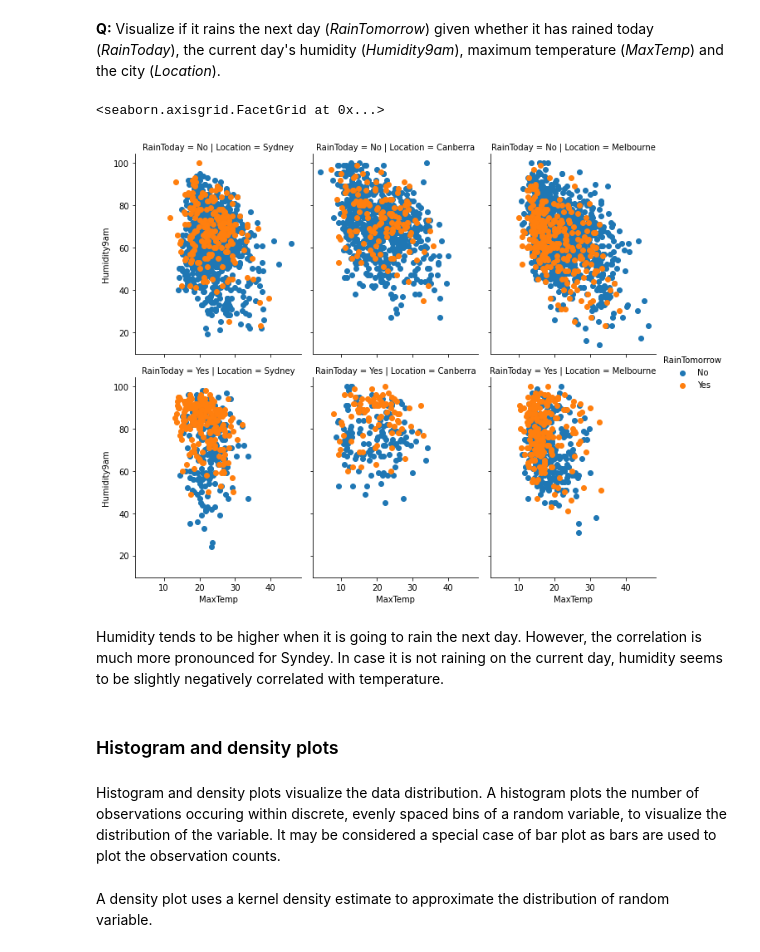
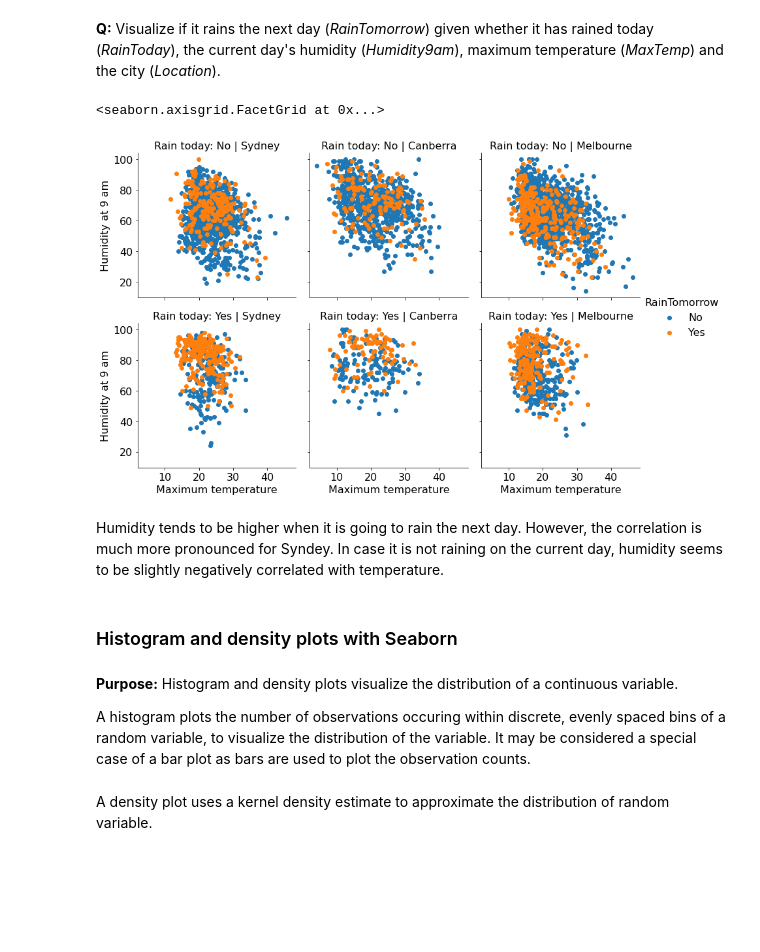
Before and after one commit to NUstat/DataScience_Intro_python, a Jupyter notebook: Data visualization.ipynb, the cells around one changed output. Drawn from its saved outputs; the diff is of its cells as text; code cells hidden in the pictures; blank space fills up the shorter version.

```diff
--- a/Data visualization.ipynb
+++ b/Data visualization.ipynb
@@ -468,18 +471,22 @@ aussie_weather.shape
 # %% [markdown]
 **Q:** Visualize if it rains the next day (*RainTomorrow*) given whether it has rained today (*RainToday*), the current day's humidity (*Humidity9am*), maximum temperature (*MaxTemp*) and the city (*Location*).
 # %%
-a = sns.FacetGrid(aussie_weather,col='Location',row='RainToday',height = 4,aspect = 0.8,hue = 'RainTomorrow')
+a = sns.FacetGrid(aussie_weather,col='Location',row='RainToday',height = 4,aspect = 1,hue = 'RainTomorrow')
 a.map(plt.scatter,'MaxTemp','Humidity9am')
+a.set_axis_labels("Maximum temperature", "Humidity at 9 am")
+a.set_titles(col_template="{col_name}", row_template="Rain today: {row_name}")
 a.add_legend()
 # %% [output]
 <seaborn.axisgrid.FacetGrid at 0x...>
-[figure, old version]
+[figure, new version]
 # %% [markdown]
 Humidity tends to be higher when it is going to rain the next day. However, the correlation is much more pronounced for Syndey. In case it is not raining on the current day, humidity seems to be slightly negatively correlated with temperature.
 # %% [markdown]
-### Histogram and density plots
+### Histogram and density plots with Seaborn
 # %% [markdown]
-Histogram and density plots visualize the data distribution. A histogram plots the number of observations occuring within discrete, evenly spaced bins of a random variable, to visualize the distribution of the variable. It may be considered a special case of bar plot as bars are used to plot the observation counts.
+**Purpose:** Histogram and density plots visualize the distribution of a continuous variable.
+
+A histogram plots the number of observations occuring within discrete, evenly spaced bins of a random variable, to visualize the distribution of the variable. It may be considered a special case of a bar plot as bars are used to plot the observation counts.
 # %% [markdown]
 A density plot uses a kernel density estimate to approximate the distribution of random variable.
 # %% [markdown]
```
Also changed, not shown: parts of 32 cells of this notebook.
